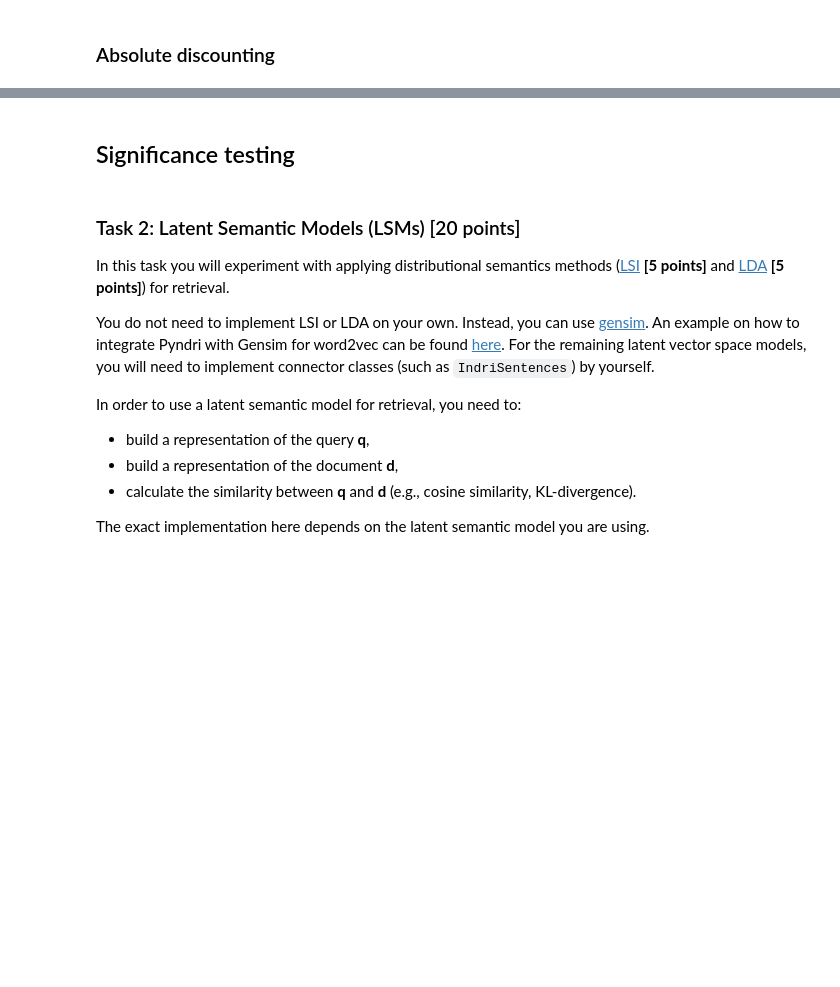
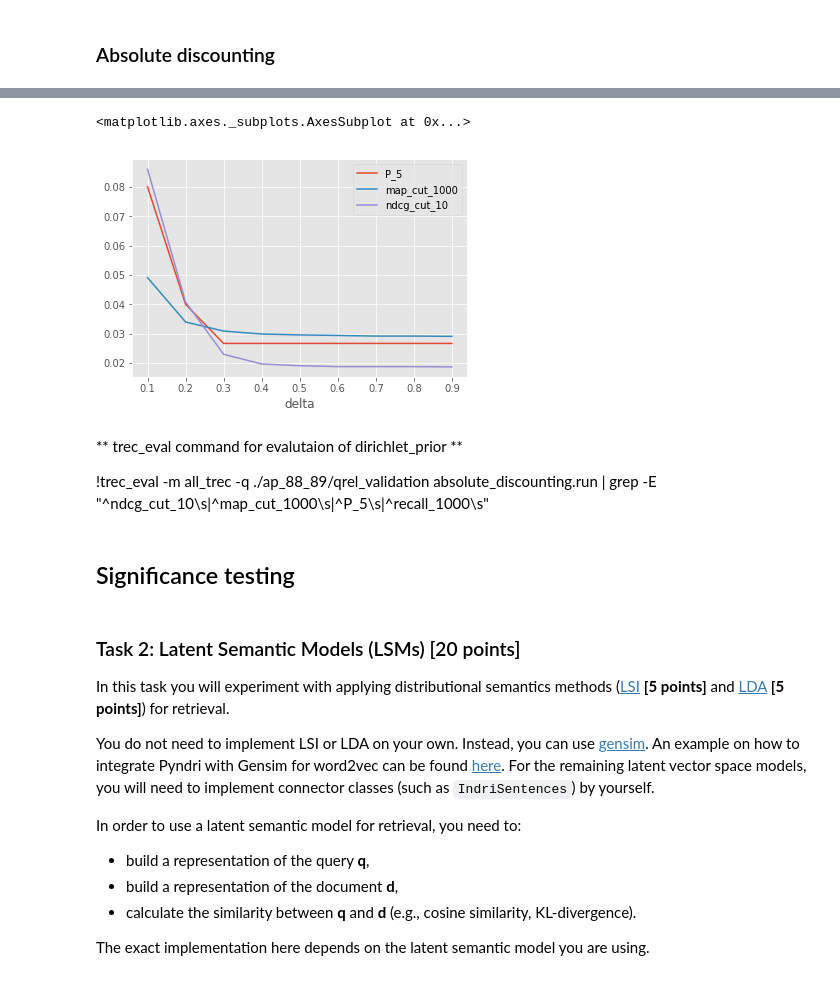
Before and after one commit to littlewine/search-struct-unstruct-data, a Jupyter notebook: assignment 1 clean.ipynb, the cells around one changed output, grey strips where cells are left out. Drawn from its saved outputs; the diff is of its cells as text; code cells hidden in the pictures; blank space fills up the shorter version.

```diff
--- a/assignment 1 clean.ipynb
+++ b/assignment 1 clean.ipynb
@@ -491,22 +709,0 @@ print ('elapsed time:',time.time()-start_time)
-# %%
-def get_scores(filenames, validation=False):
-    """
-    Function to get scores from trec_eval using a
-    :param filenames: a list of *.run files (retrieval scores for queries)
-    :param validation: boolean. Perform evaluation on validation or test set (queries)
-    """
-    scores = {}
-    for filename in filenames:
-        param_value = float(filename.split("=")[-1].split('.run')[0])
-        if validation:
-            result = !trec_eval -m all_trec ./ap_88_89/qrel_validation {filename} | grep -E "^ndcg_cut_10\s|^map_cut_1000\s|^P_5\s|^recall_1000\s"
-        else:
-            result = !trec_eval -m all_trec ./ap_88_89/qrel_test {filename} | grep -E "^ndcg_cut_10\s|^map_cut_1000\s|^P_5\s|^recall_1000\s"
-
-        for row in result:
-            metric = row.split(' ')[0]
-            score = float(row.split('\t')[-1])
-            if metric not in scores.keys():
-                scores[metric] = {}
-            scores[metric][param_value] = score
-    return scores
@@ -545,0 +728,2 @@ scores_jm.drop('recall_1000',axis=1).plot()
+# %%
+filenames = glob.glob('./retrievals/absolute_discounting_delta=*')
@@ -546,3 +748,5 @@ scores_jm.drop('recall_1000',axis=1).plot()
 # %%
-scores_dirich = test_hyperparameters(np.arange(500,1501, 100),'dirichlet_prior_mu',dirichlet_prior)
-scores_dirich.drop('recall_1000',axis=1).plot()
+scores.drop('recall_1000',axis=1).plot()
+# %% [output]
+<matplotlib.axes._subplots.AxesSubplot at 0x...>
+[figure, added]
@@ -552,2 +753,6 @@ scores_abs_disc.drop('recall_1000',axis=1).plot()
+# %% [markdown]
+** trec_eval command for evalutaion of dirichlet_prior **
+
+!trec_eval -m all_trec -q ./ap_88_89/qrel_validation absolute_discounting.run | grep -E "^ndcg_cut_10\s|^map_cut_1000\s|^P_5\s|^recall_1000\s"
 # %% [markdown]
 ## Significance testing
```
Also changed, not shown: parts of 176 cells of this notebook.
